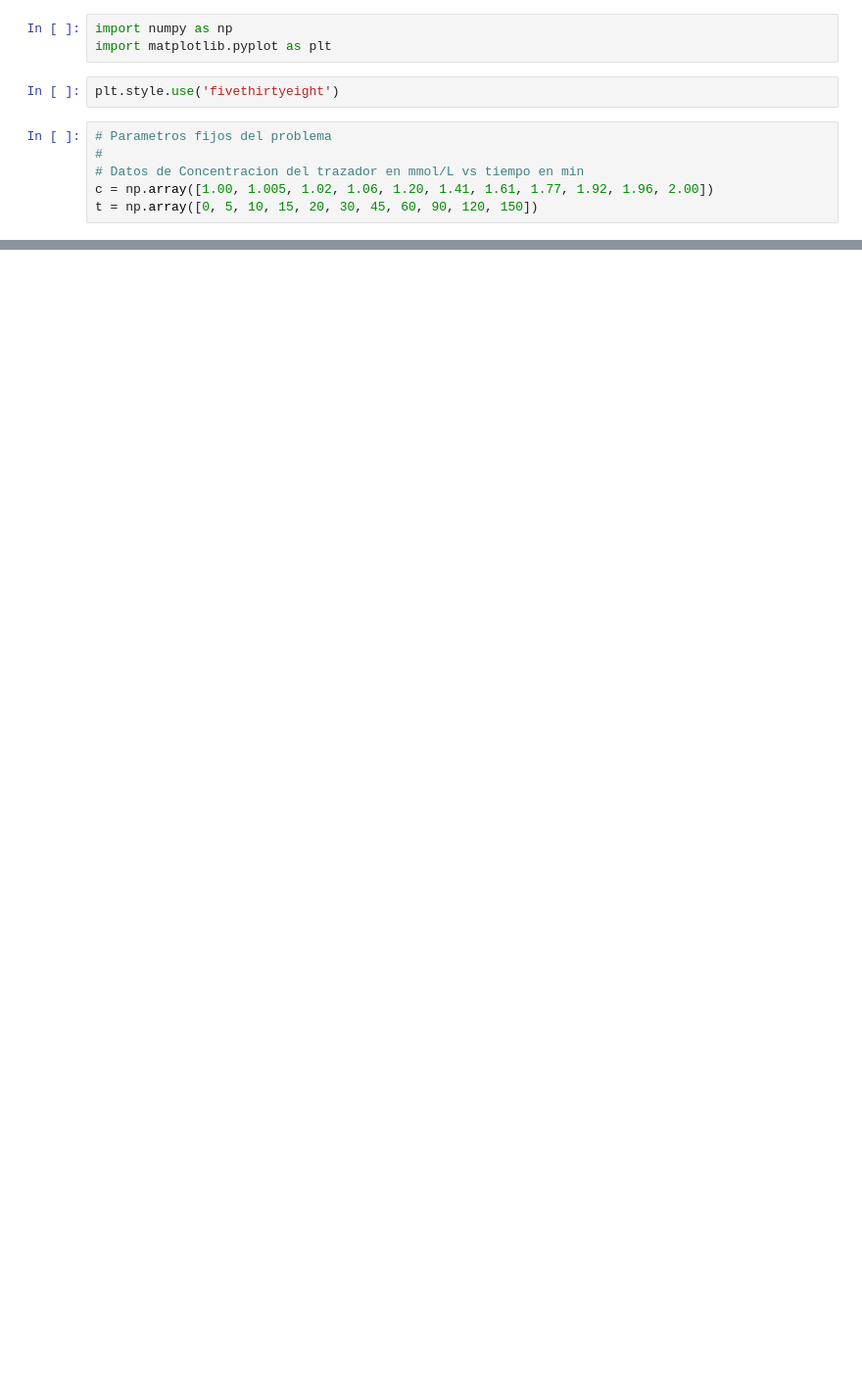
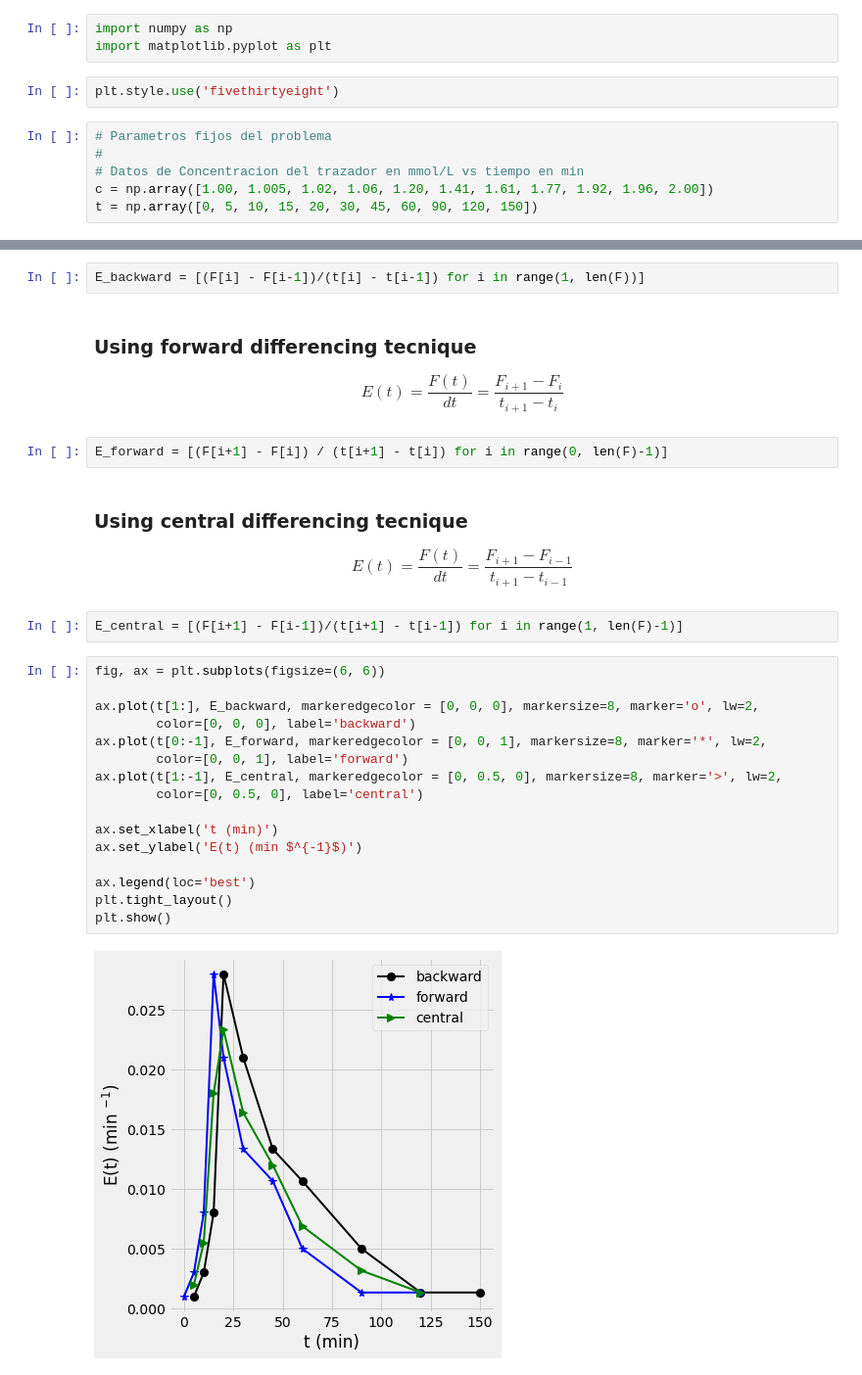
Before and after one commit to aliglara/ebook_che5314_ucv, a Jupyter notebook: codes/lect_031RTDstep.ipynb, the cells around one changed output, grey strips where cells are left out. Shown: that part at 98% size. Cells and saved outputs as stored; diff of their text form; blank space fills up the shorter version.

```diff
--- a/codes/lect_031RTDstep.ipynb
+++ b/codes/lect_031RTDstep.ipynb
@@ -46,0 +56,36 @@ plt.show()
+# %%
+E_backward = [(F[i] - F[i-1])/(t[i] - t[i-1]) for i in range(1, len(F))]
+# %% [markdown]
+### Using forward differencing tecnique
+
+\begin{equation*}
+E(t) = \frac{F(t)}{dt} = \frac{F_{i+1} - F_{i}}{t_{i+1} - t_{i}}
+\end{equation*}
+# %%
+E_forward = [(F[i+1] - F[i]) / (t[i+1] - t[i]) for i in range(0, len(F)-1)]
+# %% [markdown]
+### Using central differencing tecnique
+
+\begin{equation*}
+E(t) = \frac{F(t)}{dt} = \frac{F_{i+1} - F_{i-1}}{t_{i+1} - t_{i-1}}
+\end{equation*}
+# %%
+E_central = [(F[i+1] - F[i-1])/(t[i+1] - t[i-1]) for i in range(1, len(F)-1)]
+# %%
+fig, ax = plt.subplots(figsize=(6, 6))
+
+ax.plot(t[1:], E_backward, markeredgecolor = [0, 0, 0], markersize=8, marker='o', lw=2,
+        color=[0, 0, 0], label='backward')
+ax.plot(t[0:-1], E_forward, markeredgecolor = [0, 0, 1], markersize=8, marker='*', lw=2,
+        color=[0, 0, 1], label='forward')
+ax.plot(t[1:-1], E_central, markeredgecolor = [0, 0.5, 0], markersize=8, marker='>', lw=2,
+        color=[0, 0.5, 0], label='central')
+
+ax.set_xlabel('t (min)')
+ax.set_ylabel('E(t) (min $^{-1}$)')
+
+ax.legend(loc='best')
+plt.tight_layout()
+plt.show()
+# %% [output]
+[figure, added]
```
Also changed, not shown: parts of 5 cells of this notebook, 11 other files.
